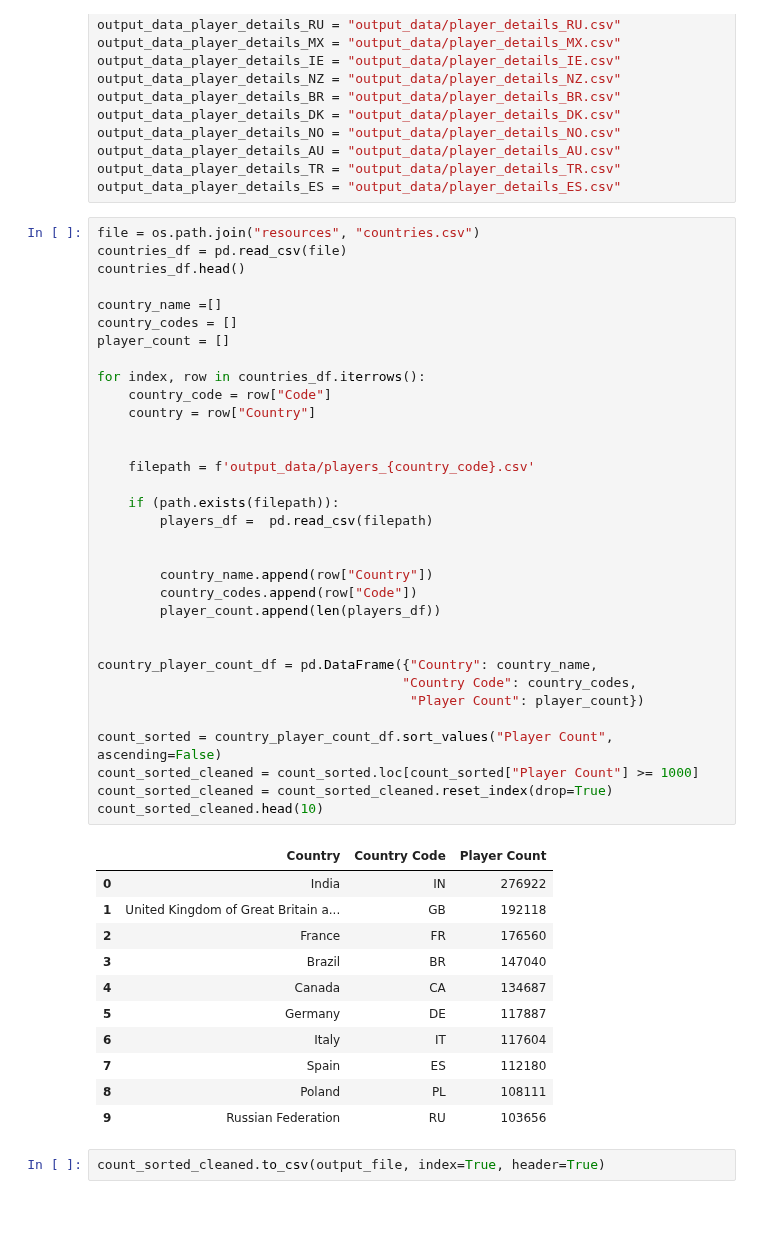
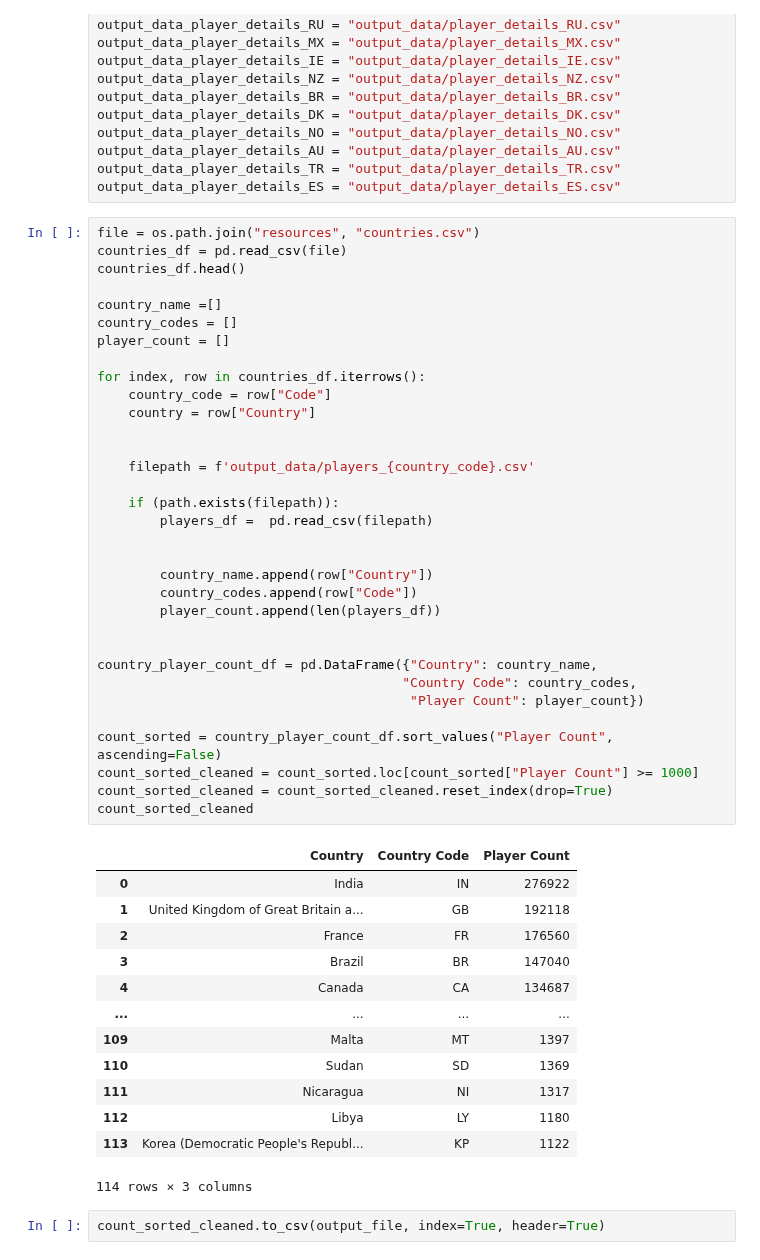
Before and after one commit to melissamonroe/who-plays-chess, a Jupyter notebook: ChessDetailsPy-Jenny.ipynb, the cells around one changed output. Saved outputs shown, nothing was run; the diff lists cells and outputs as text; blank space fills up the shorter version.

```diff
--- a/ChessDetailsPy-Jenny.ipynb
+++ b/ChessDetailsPy-Jenny.ipynb
@@ -42,39 +42,41 @@ player_count = []
 for index, row in countries_df.iterrows():
     country_code = row["Code"]
     country = row["Country"]
 
 
     filepath = f'output_data/players_{country_code}.csv'
 
     if (path.exists(filepath)):
         players_df =  pd.read_csv(filepath)
 
 
         country_name.append(row["Country"])
         country_codes.append(row["Code"])
         player_count.append(len(players_df))
 
 
 country_player_count_df = pd.DataFrame({"Country": country_name,
                                        "Country Code": country_codes,
                                         "Player Count": player_count})
 
 count_sorted = country_player_count_df.sort_values("Player Count", ascending=False)
 count_sorted_cleaned = count_sorted.loc[count_sorted["Player Count"] >= 1000]
 count_sorted_cleaned = count_sorted_cleaned.reset_index(drop=True)
-count_sorted_cleaned.head(10)
+count_sorted_cleaned
 # %% [output]
 |  | Country | Country Code | Player Count |
 | 0 | India | IN | 276922 |
 | 1 | United Kingdom of Great Britain a... | GB | 192118 |
 | 2 | France | FR | 176560 |
 | 3 | Brazil | BR | 147040 |
 | 4 | Canada | CA | 134687 |
-| 5 | Germany | DE | 117887 |
-| 6 | Italy | IT | 117604 |
-| 7 | Spain | ES | 112180 |
-| 8 | Poland | PL | 108111 |
-| 9 | Russian Federation | RU | 103656 |
+| ... | ... | ... | ... |
+| 109 | Malta | MT | 1397 |
+| 110 | Sudan | SD | 1369 |
+| 111 | Nicaragua | NI | 1317 |
+| 112 | Libya | LY | 1180 |
+| 113 | Korea (Democratic People's Republ... | KP | 1122 |
+114 rows × 3 columns
 # %%
 count_sorted_cleaned.to_csv(output_file, index=True, header=True)
 # %%
```
Also changed, not shown: parts of 4 cells of this notebook.
